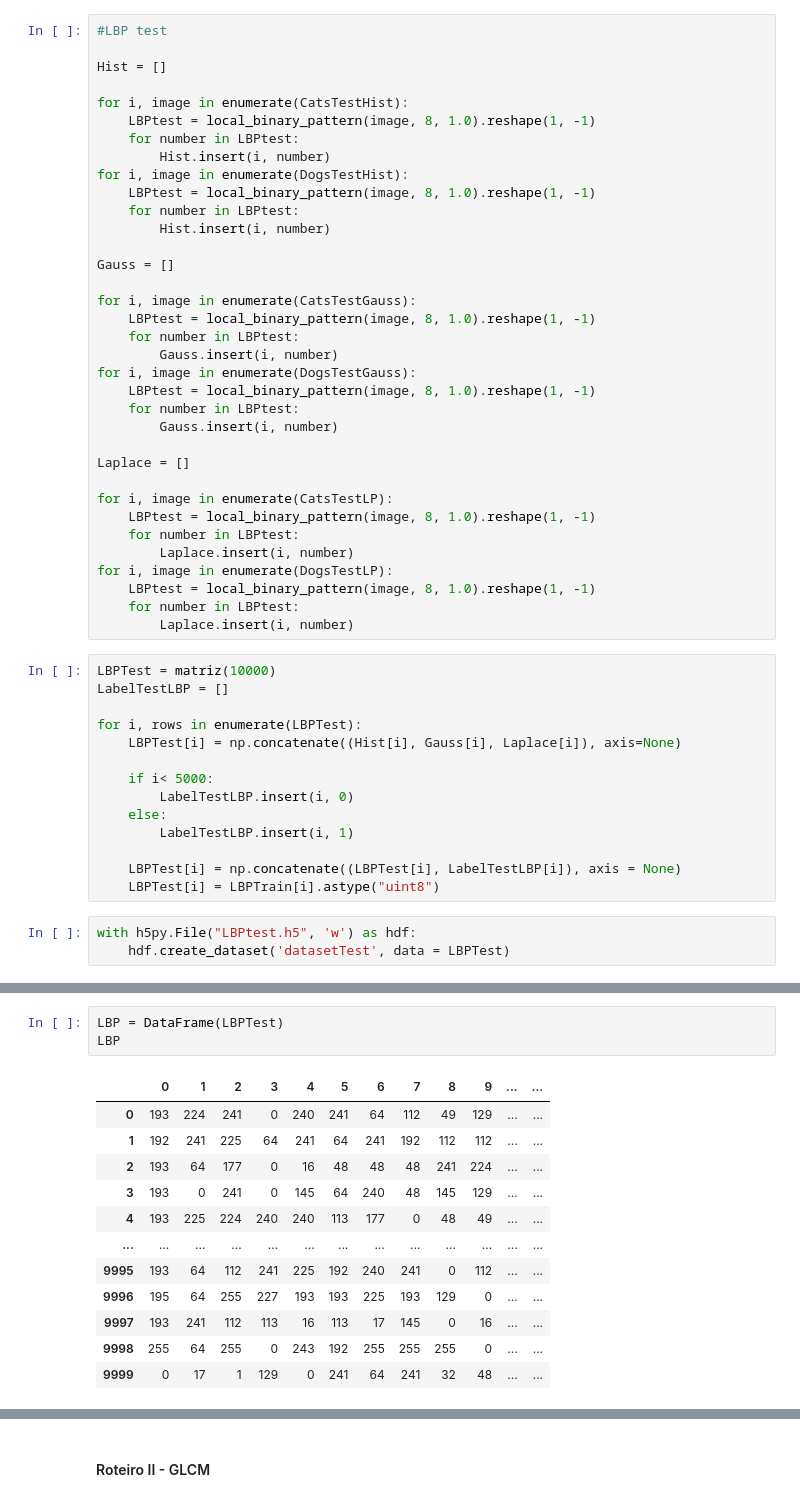
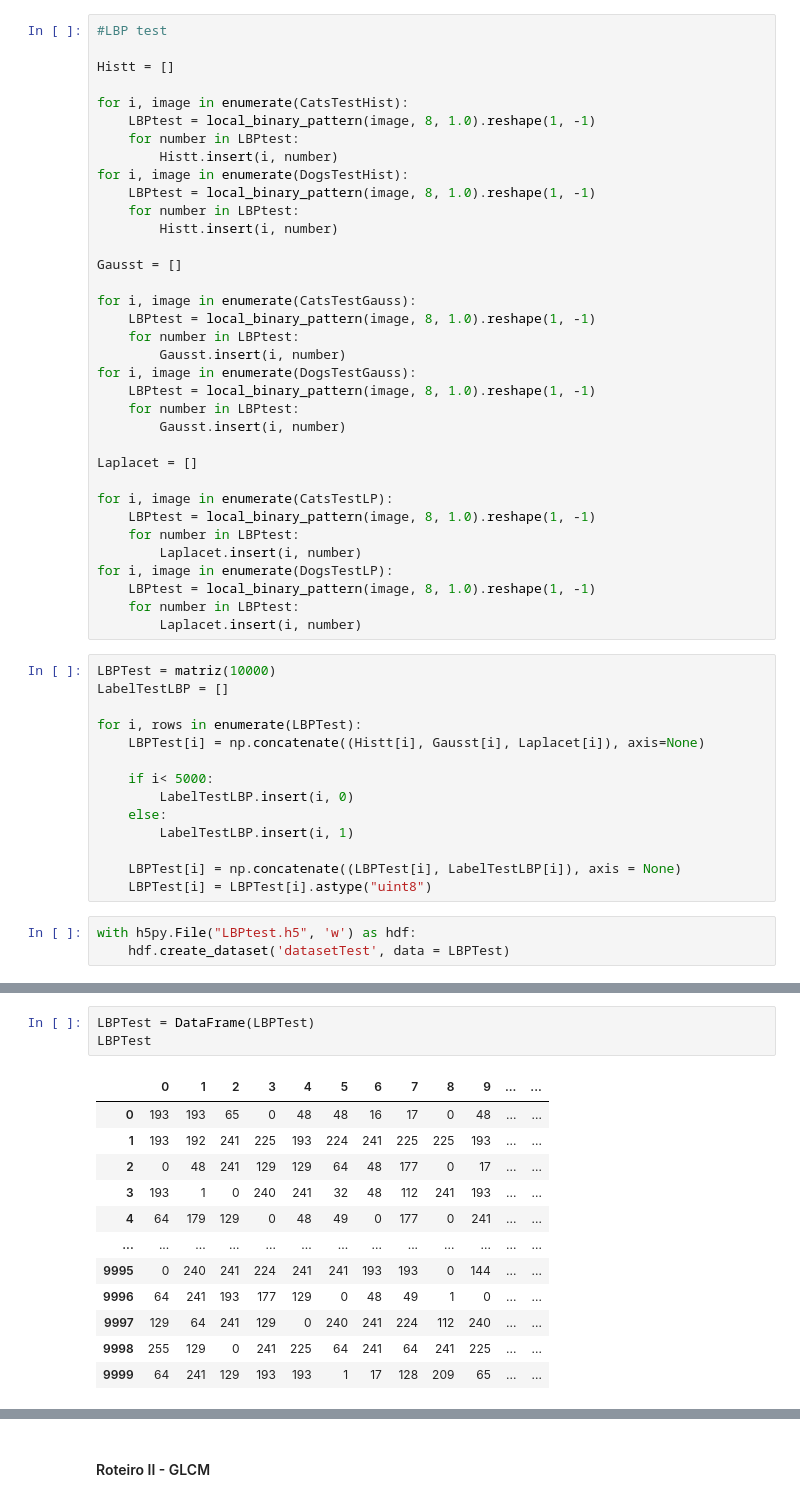
Before and after one commit to LaisBastos/ComputacaoVisual, a Jupyter notebook: Pratica02.ipynb, the cells around one changed output, grey strips where cells are left out. Cells and saved outputs as stored; diff of their text form.

```diff
--- a/Pratica02.ipynb
+++ b/Pratica02.ipynb
@@ -294,44 +259,44 @@ for i, files in enumerate(DogsTrainGamma03):
 # %%
 #LBP test
 
-Hist = []
+Histt = []
 
 for i, image in enumerate(CatsTestHist):
     LBPtest = local_binary_pattern(image, 8, 1.0).reshape(1, -1)
     for number in LBPtest:
-        Hist.insert(i, number)
+        Histt.insert(i, number)
 for i, image in enumerate(DogsTestHist):
     LBPtest = local_binary_pattern(image, 8, 1.0).reshape(1, -1)
     for number in LBPtest:
-        Hist.insert(i, number)
+        Histt.insert(i, number)
 
-Gauss = []
+Gausst = []
 
 for i, image in enumerate(CatsTestGauss):
     LBPtest = local_binary_pattern(image, 8, 1.0).reshape(1, -1)
     for number in LBPtest:
-        Gauss.insert(i, number)
+        Gausst.insert(i, number)
 for i, image in enumerate(DogsTestGauss):
     LBPtest = local_binary_pattern(image, 8, 1.0).reshape(1, -1)
     for number in LBPtest:
-        Gauss.insert(i, number)
+        Gausst.insert(i, number)
 
-Laplace = []
+Laplacet = []
 
 for i, image in enumerate(CatsTestLP):
     LBPtest = local_binary_pattern(image, 8, 1.0).reshape(1, -1)
     for number in LBPtest:
-        Laplace.insert(i, number)
+        Laplacet.insert(i, number)
 for i, image in enumerate(DogsTestLP):
     LBPtest = local_binary_pattern(image, 8, 1.0).reshape(1, -1)
     for number in LBPtest:
-        Laplace.insert(i, number)
+        Laplacet.insert(i, number)
 # %%
 LBPTest = matriz(10000)
 LabelTestLBP = []
 
 for i, rows in enumerate(LBPTest):
-    LBPTest[i] = np.concatenate((Hist[i], Gauss[i], Laplace[i]), axis=None)
+    LBPTest[i] = np.concatenate((Histt[i], Gausst[i], Laplacet[i]), axis=None)
 
     if i< 5000:
         LabelTestLBP.insert(i, 0)
@@ -339,7 +304,7 @@ for i, rows in enumerate(LBPTest):
         LabelTestLBP.insert(i, 1)
 
     LBPTest[i] = np.concatenate((LBPTest[i], LabelTestLBP[i]), axis = None)
-    LBPTest[i] = LBPTrain[i].astype("uint8")
+    LBPTest[i] = LBPTest[i].astype("uint8")
 # %%
 with h5py.File("LBPtest.h5", 'w') as hdf:
     hdf.create_dataset('datasetTest', data = LBPTest)
@@ -350,19 +332,19 @@ len(LBPTest[0])
 # %%
-LBP = DataFrame(LBPTest)
-LBP
+LBPTest = DataFrame(LBPTest)
+LBPTest
 # %% [output]
 |  | 0 | 1 | 2 | 3 | 4 | 5 | 6 | 7 | 8 | 9 | ... | ... |
-| 0 | 193 | 224 | 241 | 0 | 240 | 241 | 64 | 112 | 49 | 129 | ... | ... |
-| 1 | 192 | 241 | 225 | 64 | 241 | 64 | 241 | 192 | 112 | 112 | ... | ... |
-| 2 | 193 | 64 | 177 | 0 | 16 | 48 | 48 | 48 | 241 | 224 | ... | ... |
-| 3 | 193 | 0 | 241 | 0 | 145 | 64 | 240 | 48 | 145 | 129 | ... | ... |
-| 4 | 193 | 225 | 224 | 240 | 240 | 113 | 177 | 0 | 48 | 49 | ... | ... |
+| 0 | 193 | 193 | 65 | 0 | 48 | 48 | 16 | 17 | 0 | 48 | ... | ... |
+| 1 | 193 | 192 | 241 | 225 | 193 | 224 | 241 | 225 | 225 | 193 | ... | ... |
+| 2 | 0 | 48 | 241 | 129 | 129 | 64 | 48 | 177 | 0 | 17 | ... | ... |
+| 3 | 193 | 1 | 0 | 240 | 241 | 32 | 48 | 112 | 241 | 193 | ... | ... |
+| 4 | 64 | 179 | 129 | 0 | 48 | 49 | 0 | 177 | 0 | 241 | ... | ... |
 | ... | ... | ... | ... | ... | ... | ... | ... | ... | ... | ... | ... | ... |
-| 9995 | 193 | 64 | 112 | 241 | 225 | 192 | 240 | 241 | 0 | 112 | ... | ... |
-| 9996 | 195 | 64 | 255 | 227 | 193 | 193 | 225 | 193 | 129 | 0 | ... | ... |
-| 9997 | 193 | 241 | 112 | 113 | 16 | 113 | 17 | 145 | 0 | 16 | ... | ... |
-| 9998 | 255 | 64 | 255 | 0 | 243 | 192 | 255 | 255 | 255 | 0 | ... | ... |
-| 9999 | 0 | 17 | 1 | 129 | 0 | 241 | 64 | 241 | 32 | 48 | ... | ... |
+| 9995 | 0 | 240 | 241 | 224 | 241 | 241 | 193 | 193 | 0 | 144 | ... | ... |
+| 9996 | 64 | 241 | 193 | 177 | 129 | 0 | 48 | 49 | 1 | 0 | ... | ... |
+| 9997 | 129 | 64 | 241 | 129 | 0 | 240 | 241 | 224 | 112 | 240 | ... | ... |
+| 9998 | 255 | 129 | 0 | 241 | 225 | 64 | 241 | 64 | 241 | 225 | ... | ... |
+| 9999 | 64 | 241 | 129 | 193 | 193 | 1 | 17 | 128 | 209 | 65 | ... | ... |
 10000 rows × 3073 columns
 # %% [markdown]
 #### Roteiro II - GLCM
```
Also changed, not shown: parts of 13 cells of this notebook, 2 other files.
